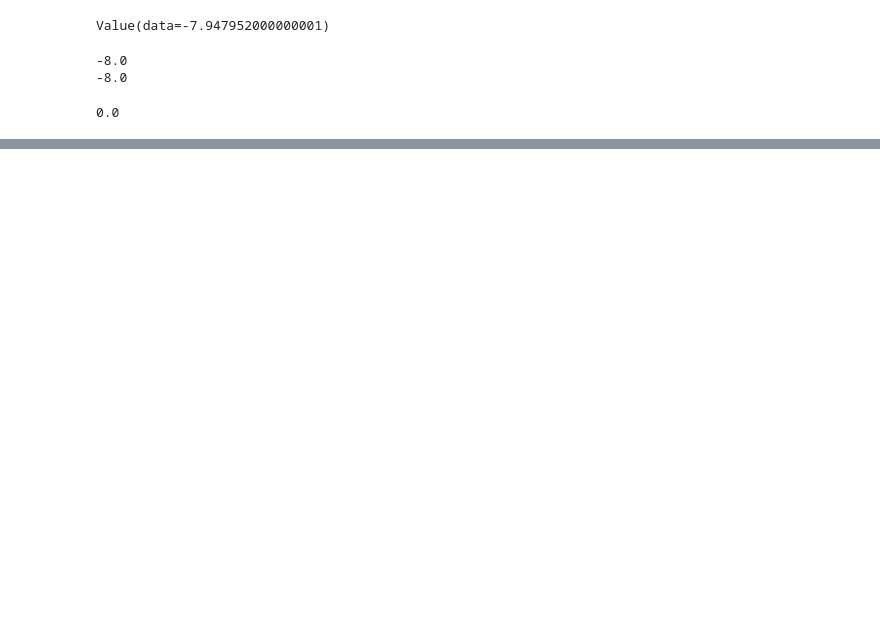
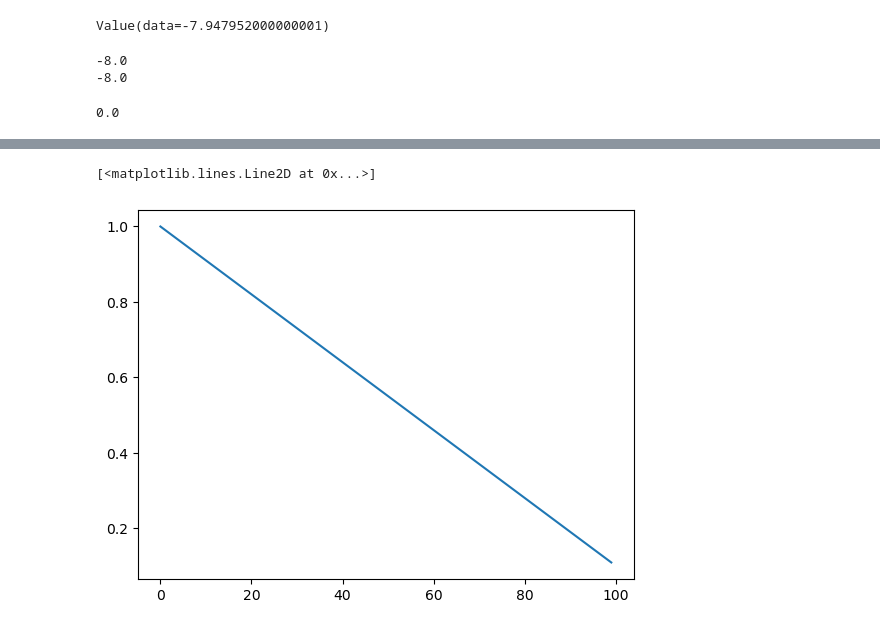
Before and after one commit to kremenevskiy/neural_staff, a Jupyter notebook: micrograd/micrograd.ipynb, the cells around one changed output, grey strips where cells are left out. Saved outputs shown, nothing was run; the diff lists cells and outputs as text; code cells hidden in the pictures; blank space fills up the shorter version.

```diff
--- a/micrograd/micrograd.ipynb
+++ b/micrograd/micrograd.ipynb
@@ -256,0 +703,10 @@ AttributeError: 'int' object has no attribute 'data'
+# %%
+l = []
+for k in range(100):
+    learning_rate = 1.0 - 0.9*k/100
+    l.append(learning_rate)
+# %%
+plt.plot(list(range(100)), l)
+# %% [output]
+[<matplotlib.lines.Line2D at 0x...>]
+[figure, added]
```
Also changed, not shown: parts of 26 cells of this notebook, 4 other files.
